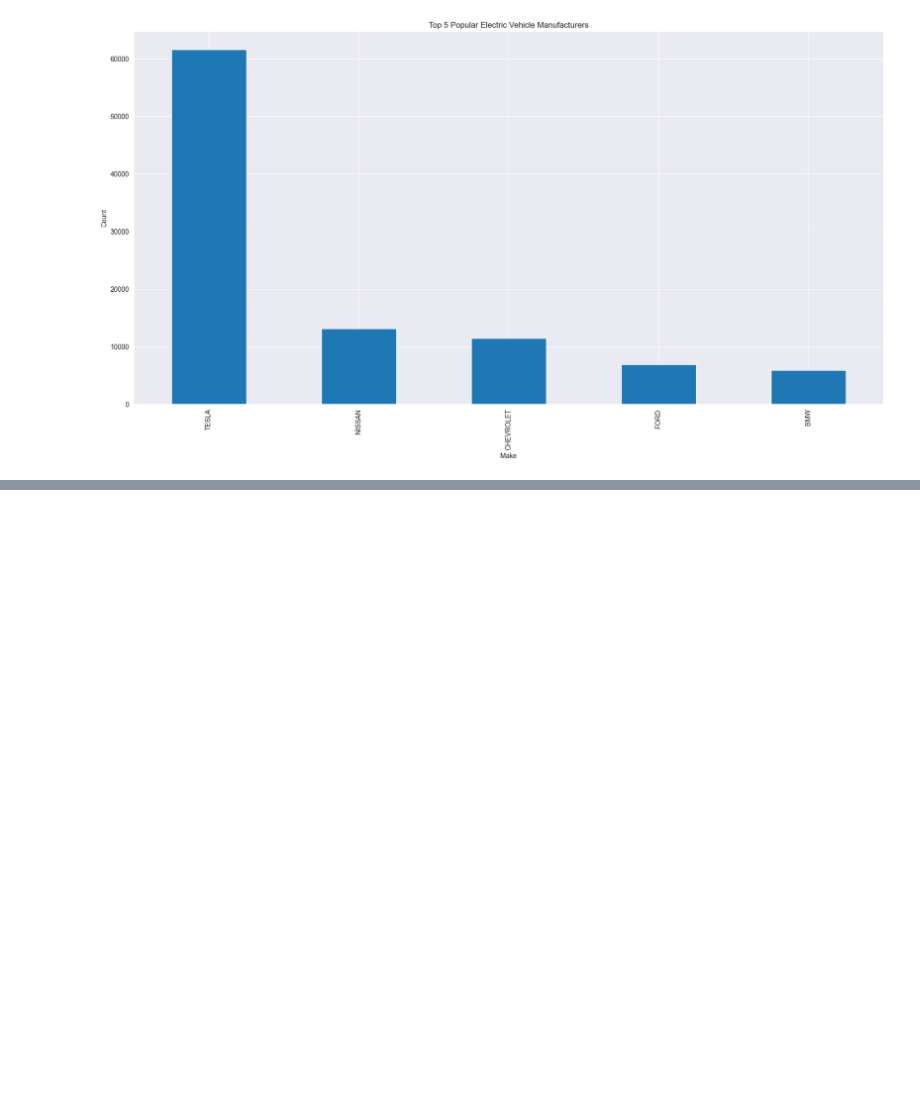
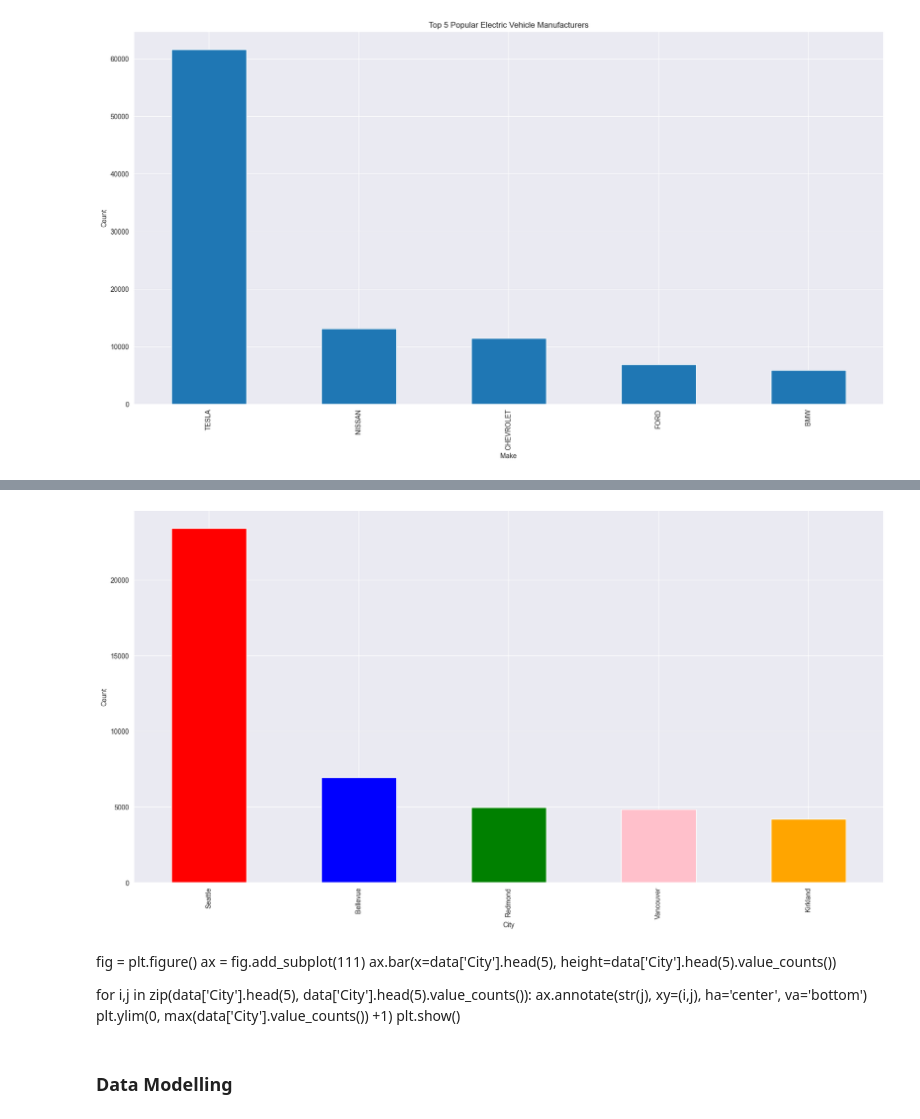
Before and after one commit to Mfundo-debug/electric_vehicle, a Jupyter notebook: EDA.ipynb, the cells around one changed output, grey strips where cells are left out. Saved outputs shown, nothing was run; the diff lists cells and outputs as text; code cells hidden in the pictures; blank space fills up the shorter version.

```diff
--- a/EDA.ipynb
+++ b/EDA.ipynb
@@ -251,0 +283,18 @@ plt.show()
+# %%
+data['City'].value_counts().head(5).plot(kind='bar', figsize=(20,10), color = ['red', 'blue', 'green', 'pink','orange'])
+plt.xlabel('City')
+plt.ylabel('Count')
+plt.show()
+# %% [output]
+[figure, added]
+# %% [markdown]
+fig = plt.figure()
+ax = fig.add_subplot(111)
+ax.bar(x=data['City'].head(5), height=data['City'].head(5).value_counts())
+
+for i,j in zip(data['City'].head(5), data['City'].head(5).value_counts()):
+    ax.annotate(str(j), xy=(i,j), ha='center', va='bottom')
+plt.ylim(0, max(data['City'].value_counts()) +1)
+plt.show()
+# %% [markdown]
+### Data Modelling
```
Also changed, not shown: parts of 4 cells of this notebook.
